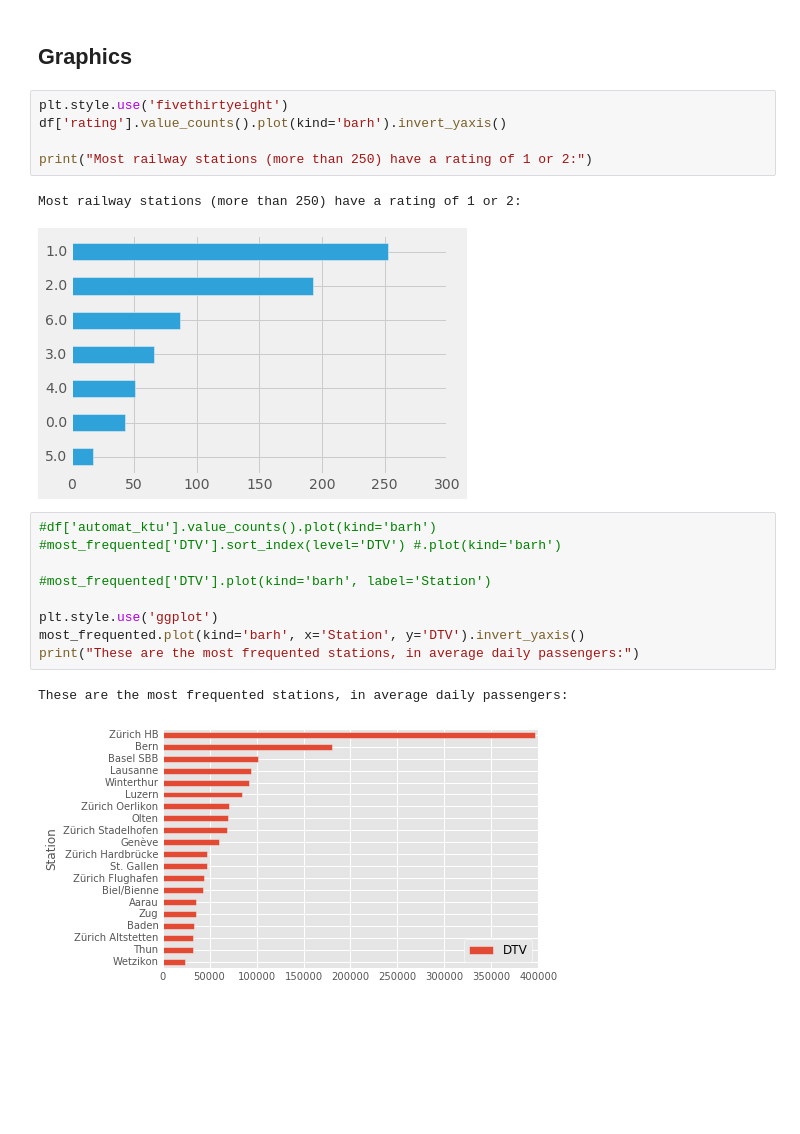
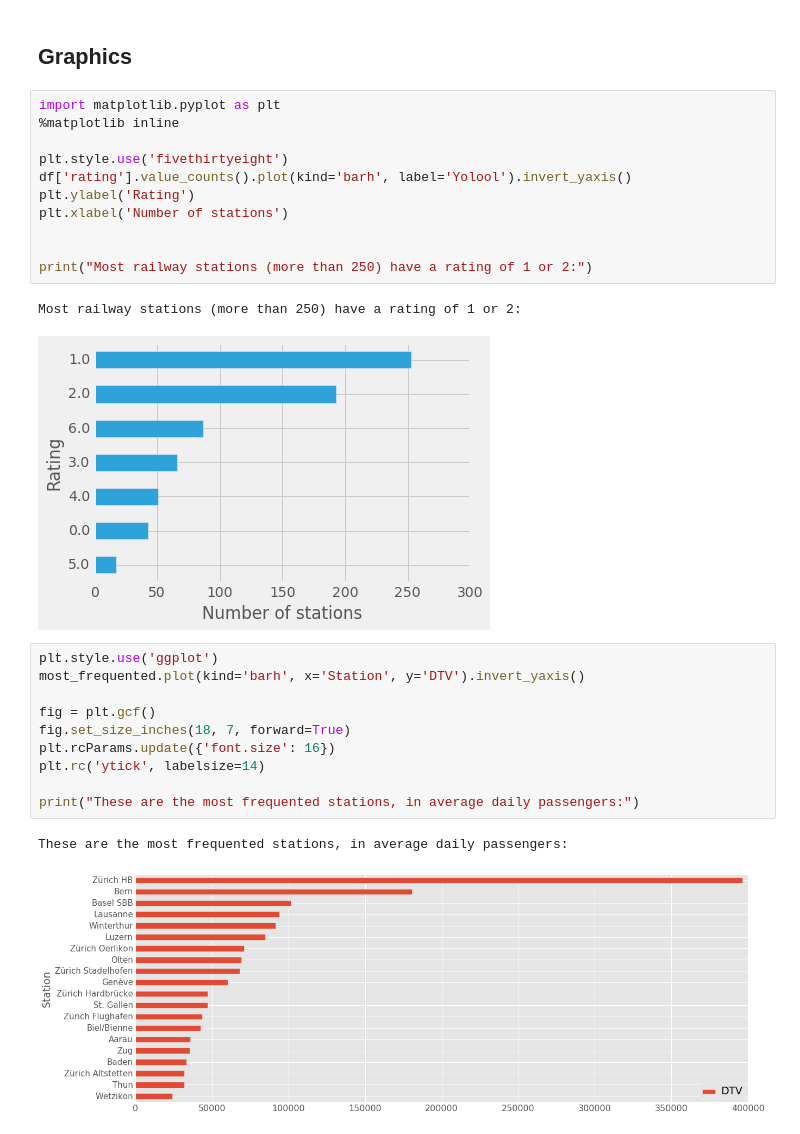
Before and after one commit to palrogg/foundations-homework, a Jupyter notebook: 08/Homework8-equipment.ipynb, the cells around one changed output. Saved outputs shown, nothing was run; the diff lists cells and outputs as text; blank space fills up the shorter version.

Commit message:
Better graphics

```diff
--- a/08/Homework8-equipment.ipynb
+++ b/08/Homework8-equipment.ipynb
@@ -317,25 +304,32 @@ There is 1009 “automat KTU”.
 # %% [markdown]
 ## Graphics
 # %%
+import matplotlib.pyplot as plt
+%matplotlib inline
+
 plt.style.use('fivethirtyeight')
-df['rating'].value_counts().plot(kind='barh').invert_yaxis()
+df['rating'].value_counts().plot(kind='barh', label='Yolool').invert_yaxis()
+plt.ylabel('Rating')
+plt.xlabel('Number of stations')
+
 
 print("Most railway stations (more than 250) have a rating of 1 or 2:")
 # %% [output]
 Most railway stations (more than 250) have a rating of 1 or 2:
-[figure, old version]
+[figure, new version]
 # %%
-#df['automat_ktu'].value_counts().plot(kind='barh')
-#most_frequented['DTV'].sort_index(level='DTV') #.plot(kind='barh')
-
-#most_frequented['DTV'].plot(kind='barh', label='Station')
-
 plt.style.use('ggplot')
 most_frequented.plot(kind='barh', x='Station', y='DTV').invert_yaxis()
+
+fig = plt.gcf()
+fig.set_size_inches(18, 7, forward=True)
+plt.rcParams.update({'font.size': 16})
+plt.rc('ytick', labelsize=14)
+
 print("These are the most frequented stations, in average daily passengers:")
 # %% [output]
 These are the most frequented stations, in average daily passengers:
-[figure, old version]
+[figure, new version]
 # %%
 most_frequented.plot(kind='scatter', x='rating', y='DTV')
 
```
Also changed, not shown: parts of 9 cells of this notebook.
